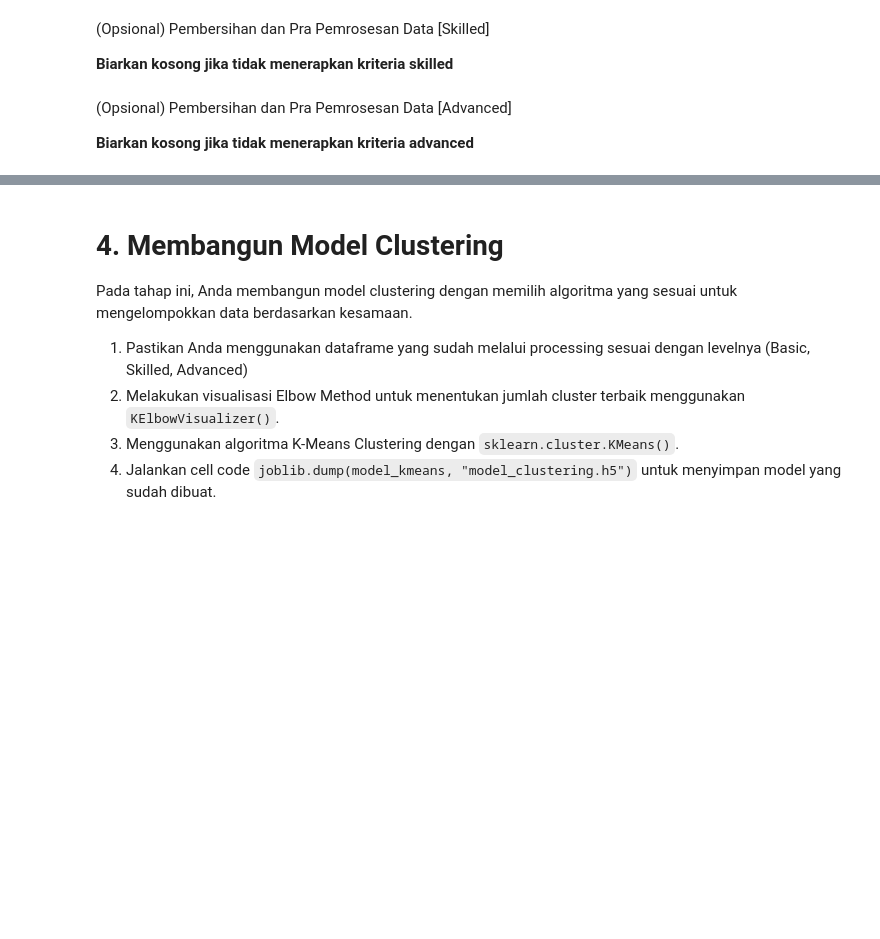
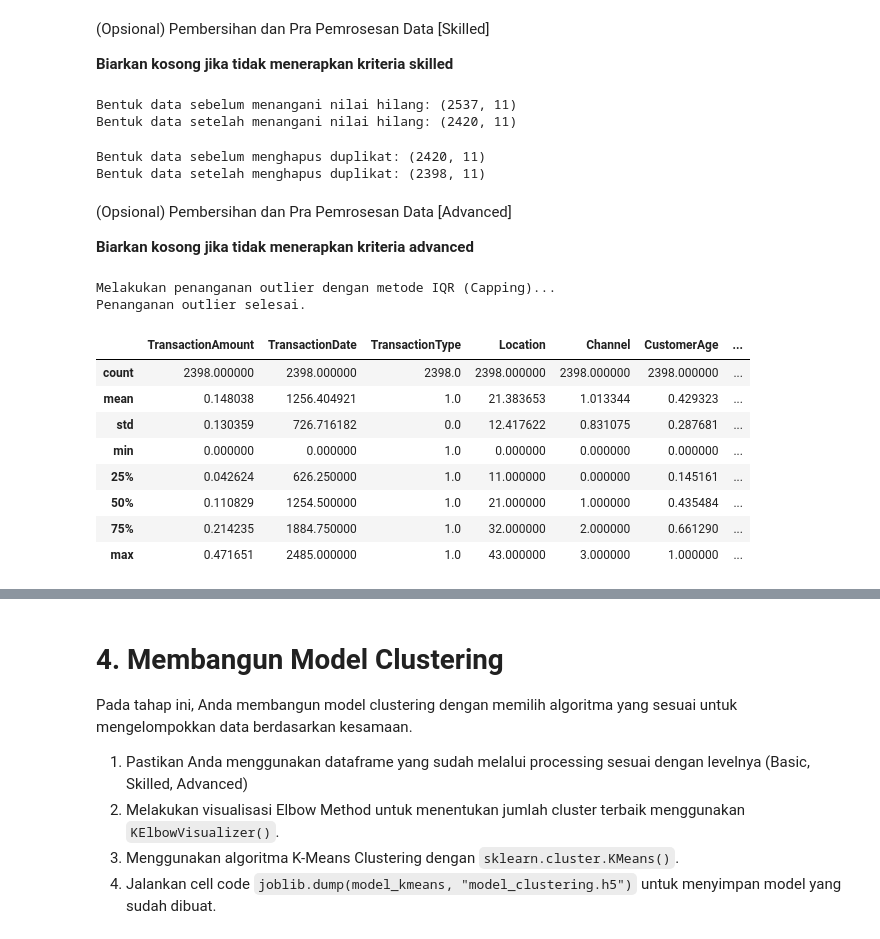
Before and after one commit to NaufalYogaPratama/BMLP-bank-transactions-data-model, a Jupyter notebook: [Clustering]_Submission_Akhir__Naufal_Yoga_Pratama.ipynb, the cells around one changed output, grey strips where cells are left out. Saved outputs shown, nothing was run; the diff lists cells and outputs as text; code cells hidden in the pictures; blank space fills up the shorter version.

```diff
--- a/[Clustering]_Submission_Akhir__Naufal_Yoga_Pratama.ipynb
+++ b/[Clustering]_Submission_Akhir__Naufal_Yoga_Pratama.ipynb
@@ -191,0 +223,7 @@ Pada tahap ini, Anda akan melakukan **Pembersihan Dataset** untuk menjadikan dat
+# %%
+id_columns = ['TransactionID', 'AccountID', 'DeviceID', 'IP Address', 'MerchantID']
+
+df_processed.drop(columns=id_columns, inplace=True, errors='ignore')
+
+print("Kolom ID berhasil dihapus.")
+df_processed.head()
@@ -191,0 +238,14 @@ Pada tahap ini, Anda akan melakukan **Pembersihan Dataset** untuk menjadikan dat
+# %%
+from sklearn.preprocessing import LabelEncoder
+
+categorical_columns = df_processed.select_dtypes(include=['object']).columns
+
+label_encoders = {}
+
+for col in categorical_columns:
+    le = LabelEncoder()
+    df_processed[col] = le.fit_transform(df_processed[col])
+    label_encoders[col] = le
+
+print("Data setelah feature encoding (5 baris pertama):")
+df_processed.head()
@@ -200,3 +280,17 @@ Pada tahap ini, Anda akan melakukan **Pembersihan Dataset** untuk menjadikan dat
+# %%
+print(f"Bentuk data sebelum menangani nilai hilang: {df_processed.shape}")
+df_processed.dropna(inplace=True)
+print(f"Bentuk data setelah menangani nilai hilang: {df_processed.shape}")
+# %% [output]
+Bentuk data sebelum menangani nilai hilang: (2537, 11)
+Bentuk data setelah menangani nilai hilang: (2420, 11)
+# %%
+print(f"Bentuk data sebelum menghapus duplikat: {df_processed.shape}")
+df_processed.drop_duplicates(inplace=True)
+print(f"Bentuk data setelah menghapus duplikat: {df_processed.shape}")
+# %% [output]
+Bentuk data sebelum menghapus duplikat: (2420, 11)
+Bentuk data setelah menghapus duplikat: (2398, 11)
 # %% [markdown]
 (Opsional) Pembersihan dan Pra Pemrosesan Data [Advanced]
 
@@ -210,0 +298,28 @@ Pada tahap ini, Anda akan melakukan **Pembersihan Dataset** untuk menjadikan dat
+# %%
+print("Melakukan penanganan outlier dengan metode IQR (Capping)...")
+numeric_columns_after_drop = df_processed.select_dtypes(include=np.number).columns
+
+for col in numeric_columns_after_drop:
+    Q1 = df_processed[col].quantile(0.25)
+    Q3 = df_processed[col].quantile(0.75)
+    IQR = Q3 - Q1
+    lower_bound = Q1 - 1.5 * IQR
+    upper_bound = Q3 + 1.5 * IQR
+
+    df_processed[col] = np.where(df_processed[col] < lower_bound, lower_bound, df_processed[col])
+    df_processed[col] = np.where(df_processed[col] > upper_bound, upper_bound, df_processed[col])
+
+print("Penanganan outlier selesai.")
+df_processed.describe()
+# %% [output]
+Melakukan penanganan outlier dengan metode IQR (Capping)...
+Penanganan outlier selesai.
+|  | TransactionAmount | TransactionDate | TransactionType | Location | Channel | CustomerAge | ... |
+| count | 2398.000000 | 2398.000000 | 2398.0 | 2398.000000 | 2398.000000 | 2398.000000 | ... |
+| mean | 0.148038 | 1256.404921 | 1.0 | 21.383653 | 1.013344 | 0.429323 | ... |
+| std | 0.130359 | 726.716182 | 0.0 | 12.417622 | 0.831075 | 0.287681 | ... |
+| min | 0.000000 | 0.000000 | 1.0 | 0.000000 | 0.000000 | 0.000000 | ... |
+| 25% | 0.042624 | 626.250000 | 1.0 | 11.000000 | 0.000000 | 0.145161 | ... |
+| 50% | 0.110829 | 1254.500000 | 1.0 | 21.000000 | 1.000000 | 0.435484 | ... |
+| 75% | 0.214235 | 1884.750000 | 1.0 | 32.000000 | 2.000000 | 0.661290 | ... |
+| max | 0.471651 | 2485.000000 | 1.0 | 43.000000 | 3.000000 | 1.000000 | ... |
```
Also changed, not shown: parts of 17 cells of this notebook.
